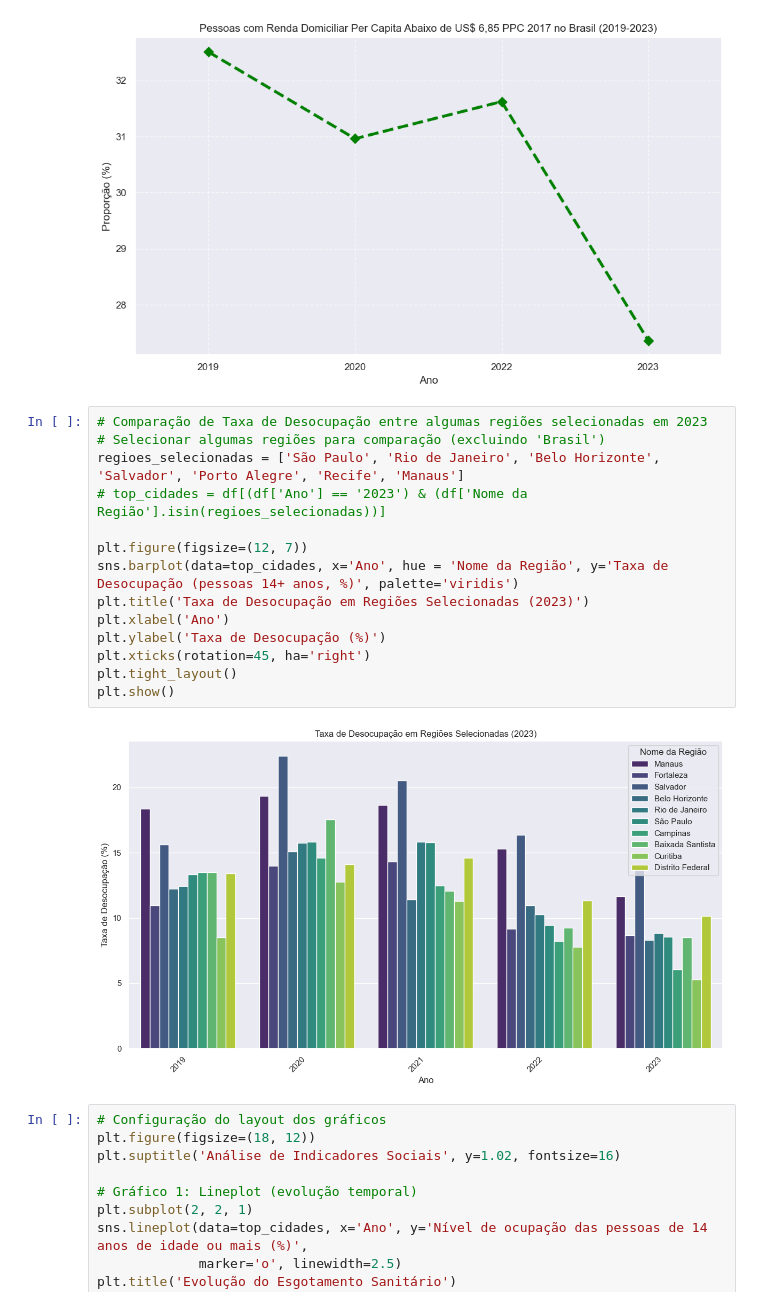
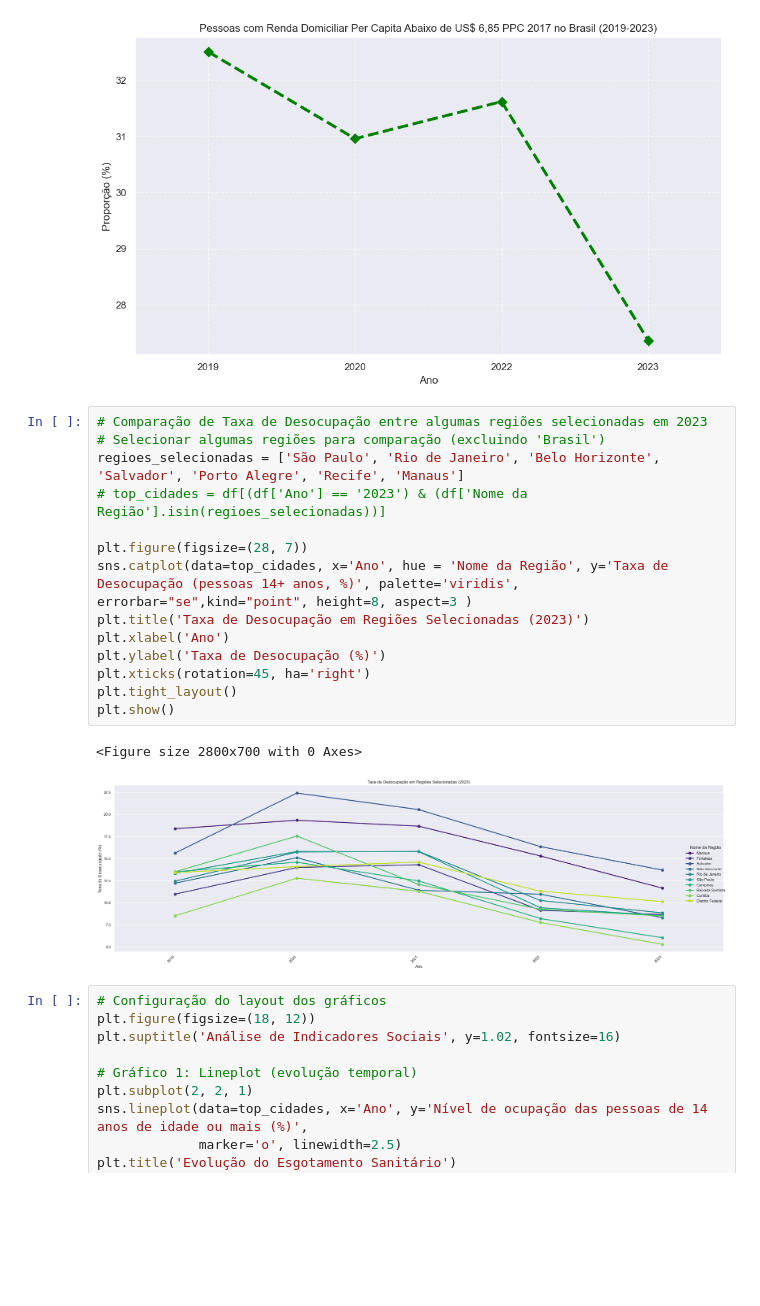
Before and after one commit to LucasMDeLucca/AV3, a Jupyter notebook: av3_preco.ipynb, the cells around one changed output. Drawn from its saved outputs; the diff is of its cells as text; blank space fills up the shorter version.

```diff
--- a/av3_preco.ipynb
+++ b/av3_preco.ipynb
@@ -149,19 +149,20 @@ The `scale` parameter is deprecated and will be removed in v0.15.0. You can now
 # %%
 # Comparação de Taxa de Desocupação entre algumas regiões selecionadas em 2023
 # Selecionar algumas regiões para comparação (excluindo 'Brasil')
 regioes_selecionadas = ['São Paulo', 'Rio de Janeiro', 'Belo Horizonte', 'Salvador', 'Porto Alegre', 'Recife', 'Manaus']
 # top_cidades = df[(df['Ano'] == '2023') & (df['Nome da Região'].isin(regioes_selecionadas))]
 
-plt.figure(figsize=(12, 7))
-sns.barplot(data=top_cidades, x='Ano', hue = 'Nome da Região', y='Taxa de Desocupação (pessoas 14+ anos, %)', palette='viridis')
+plt.figure(figsize=(28, 7))
+sns.catplot(data=top_cidades, x='Ano', hue = 'Nome da Região', y='Taxa de Desocupação (pessoas 14+ anos, %)', palette='viridis',  errorbar="se",kind="point", height=8, aspect=3 )
 plt.title('Taxa de Desocupação em Regiões Selecionadas (2023)')
 plt.xlabel('Ano')
 plt.ylabel('Taxa de Desocupação (%)')
 plt.xticks(rotation=45, ha='right')
 plt.tight_layout()
 plt.show()
 # %% [output]
+<Figure size 2800x700 with 0 Axes>
-[figure, old version]
+[figure, new version]
 # %%
 # Configuração do layout dos gráficos
 plt.figure(figsize=(18, 12))
```
Also changed, not shown: parts of 2 cells of this notebook.
